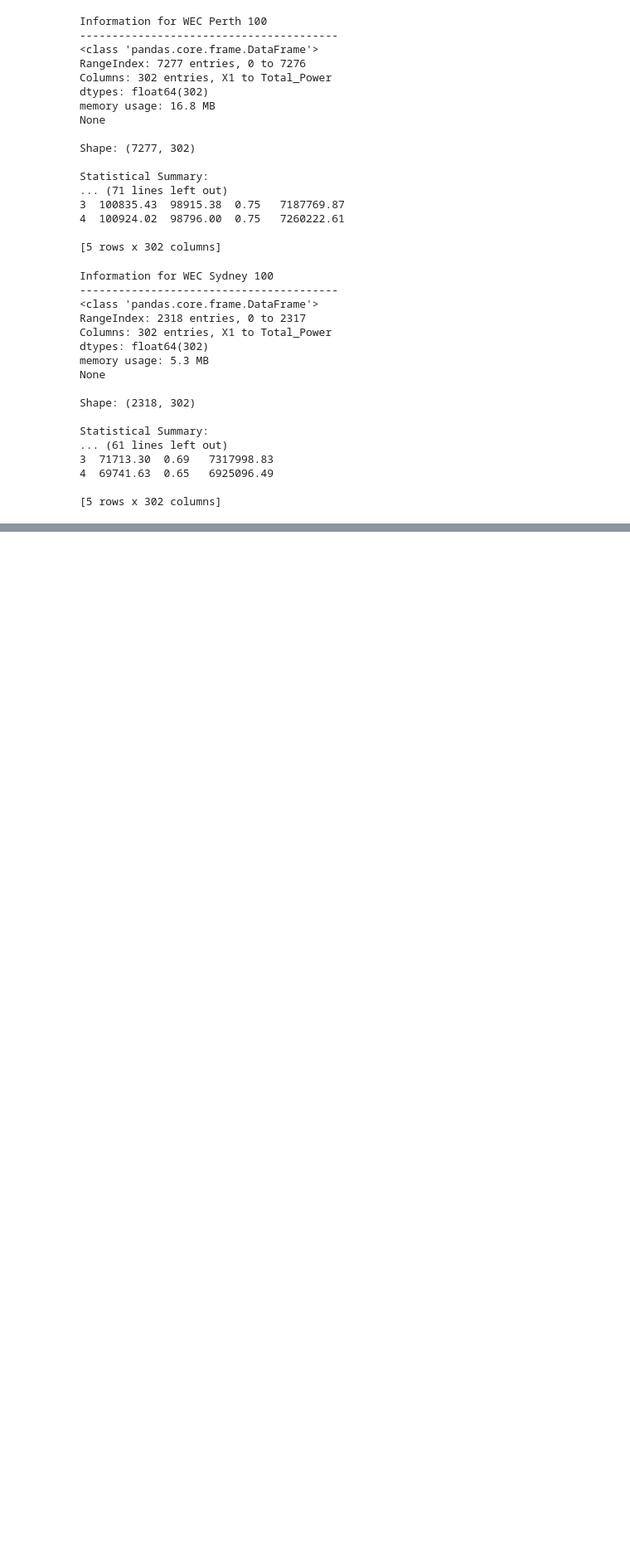
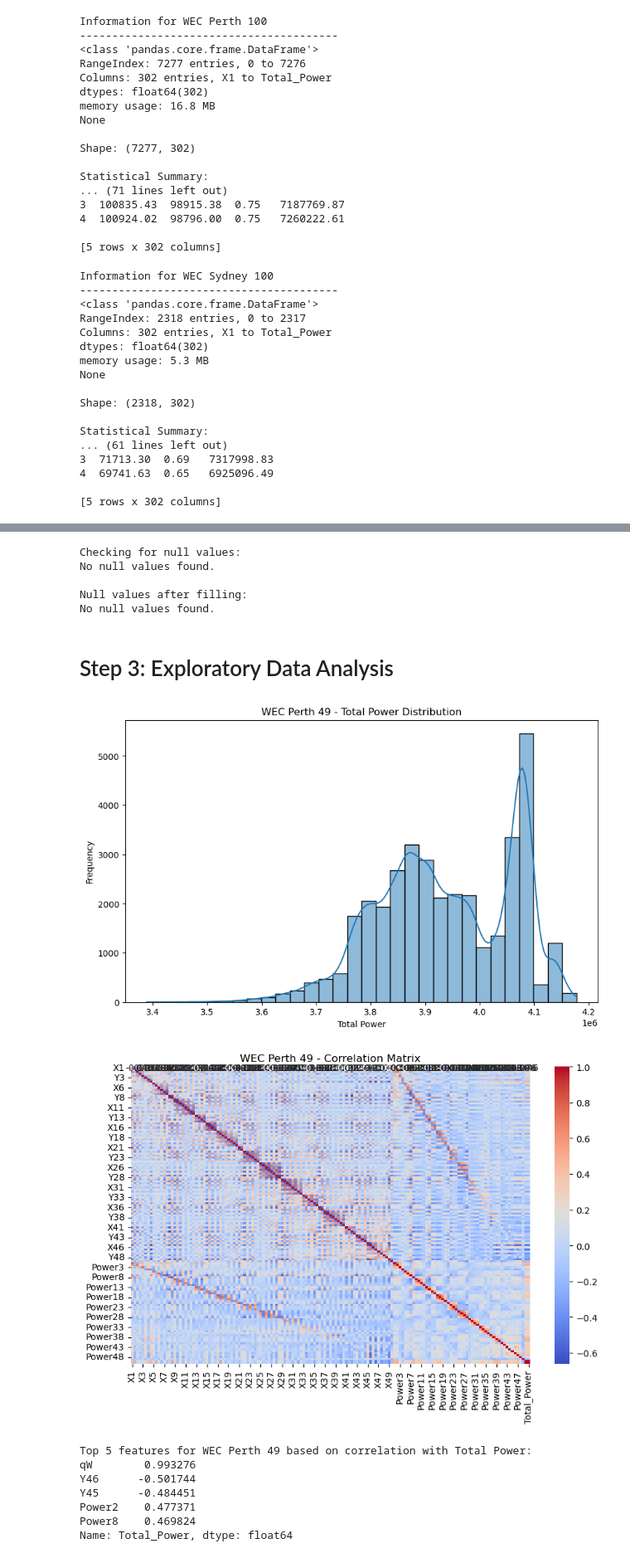
Before and after one commit to Kevinobote/WEC, a Jupyter notebook: WEC.ipynb, the cells around one changed output, grey strips where cells are left out. Shown at 83% size. Cells and saved outputs as stored; diff of their text form; code cells hidden in the pictures; blank space fills up the shorter version.

```diff
--- a/WEC.ipynb
+++ b/WEC.ipynb
@@ -224,0 +366,47 @@ Series([], dtype: int64)
+# %%
+handle_null_values(sydney_100)
+# %% [output]
+Checking for null values:
+No null values found.
+
+Null values after filling:
+No null values found.
+# %% [markdown]
+# Step 3: Exploratory Data Analysis
+# %%
+# Function to perform EDA and get top 5 features
+def perform_eda(df, title):
+    # Histogram for Total Power distribution
+    plt.figure(figsize=(10, 6))
+    sns.histplot(df['Total_Power'], bins=30, kde=True)
+    plt.title(f'{title} - Total Power Distribution')
+    plt.xlabel('Total Power')
+    plt.ylabel('Frequency')
+    plt.show()
+
+    # Correlation matrix
+    corr_matrix = df.corr()
+    plt.figure(figsize=(10, 6))
+    sns.heatmap(corr_matrix, annot=True, cmap='coolwarm')
+    plt.title(f'{title} - Correlation Matrix')
+    plt.show()
+
+    # Top 5 features
+    top_features = corr_matrix['Total_Power'].abs().sort_values(ascending=False).index[1:6]
+    top_corr = corr_matrix.loc[top_features, 'Total_Power']
+    print(f'Top 5 features for {title} based on correlation with Total Power:')
+    print(top_corr)
+    return top_features, top_corr
+
+# Perform EDA for each dataset and get top 5 features of perth_49
+top_features_perth_49, top_corr_perth_49 = perform_eda(perth_49, 'WEC Perth 49')
+# %% [output]
+[figure, added]
+[figure, added]
+Top 5 features for WEC Perth 49 based on correlation with Total Power:
+qW        0.993276
+Y46      -0.501744
+Y45      -0.484451
+Power2    0.477371
+Power8    0.469824
+Name: Total_Power, dtype: float64
```
Also changed, not shown: parts of 26 cells of this notebook, 1 other file.
